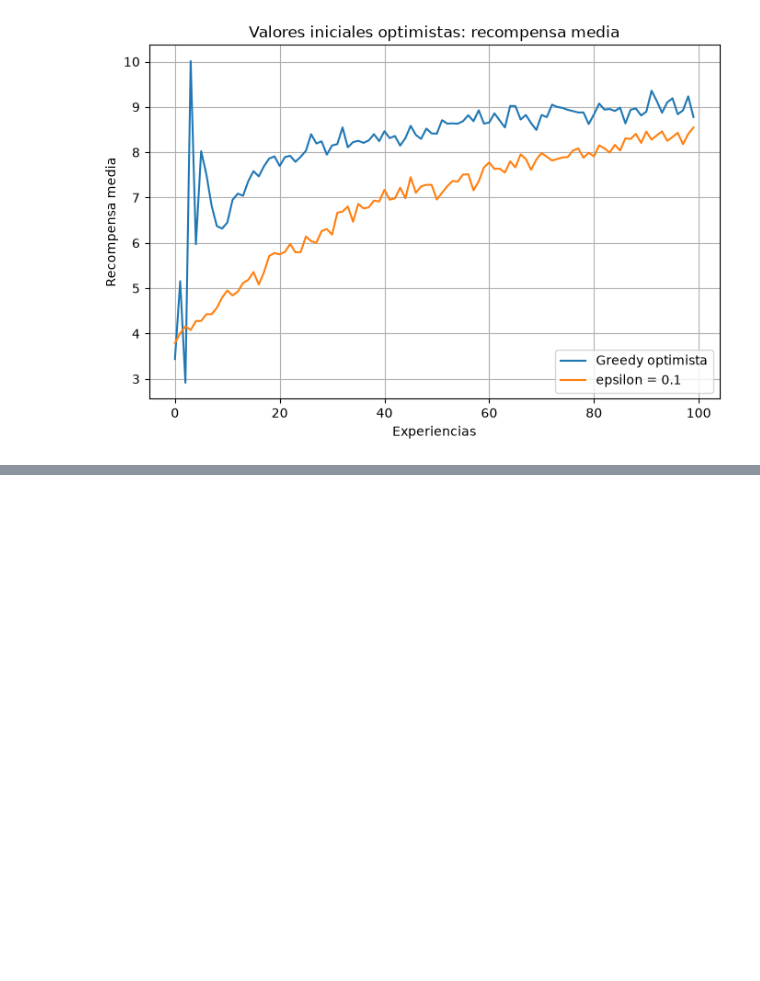
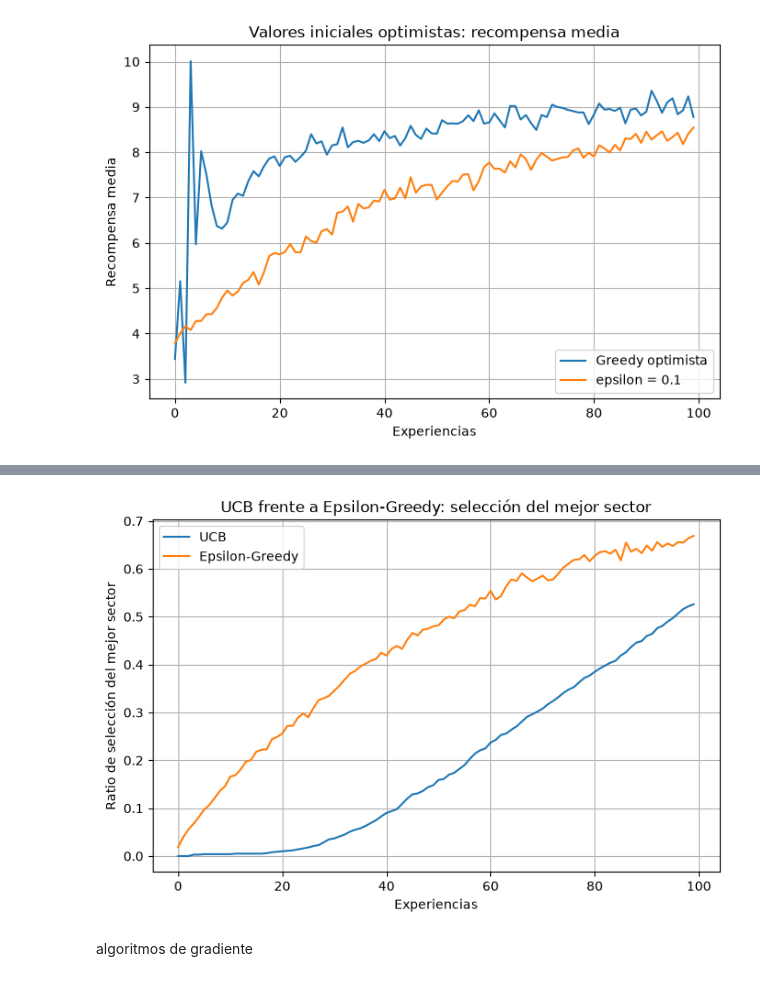
Before and after one commit to nicolasDavalos/sis420_2_2026_davalos_nicolas, a Jupyter notebook: examen_2do_parcial/frutito.ipynb, the cells around one changed output, grey strips where cells are left out. Cells and saved outputs as stored; diff of their text form; code cells hidden in the pictures; blank space fills up the shorter version.

```diff
--- a/examen_2do_parcial/frutito.ipynb
+++ b/examen_2do_parcial/frutito.ipynb
@@ -226,0 +282,15 @@ plt.show()
+# %%
+plt.figure(figsize=(8, 5))
+for i, e in enumerate(epsilons):
+    etiqueta = 'UCB' if i == 0 else 'Epsilon-Greedy'
+    plt.plot(acciones_optimas[i], label=etiqueta)
+plt.legend()
+plt.grid(True)
+plt.xlabel('Experiencias')
+plt.ylabel('Ratio de selección del mejor sector')
+plt.title('UCB frente a Epsilon-Greedy: selección del mejor sector')
+plt.show()
+# %% [output]
+[figure, added]
+# %% [markdown]
+algoritmos de gradiente
```
Also changed, not shown: parts of 11 cells of this notebook, 1 other file.
